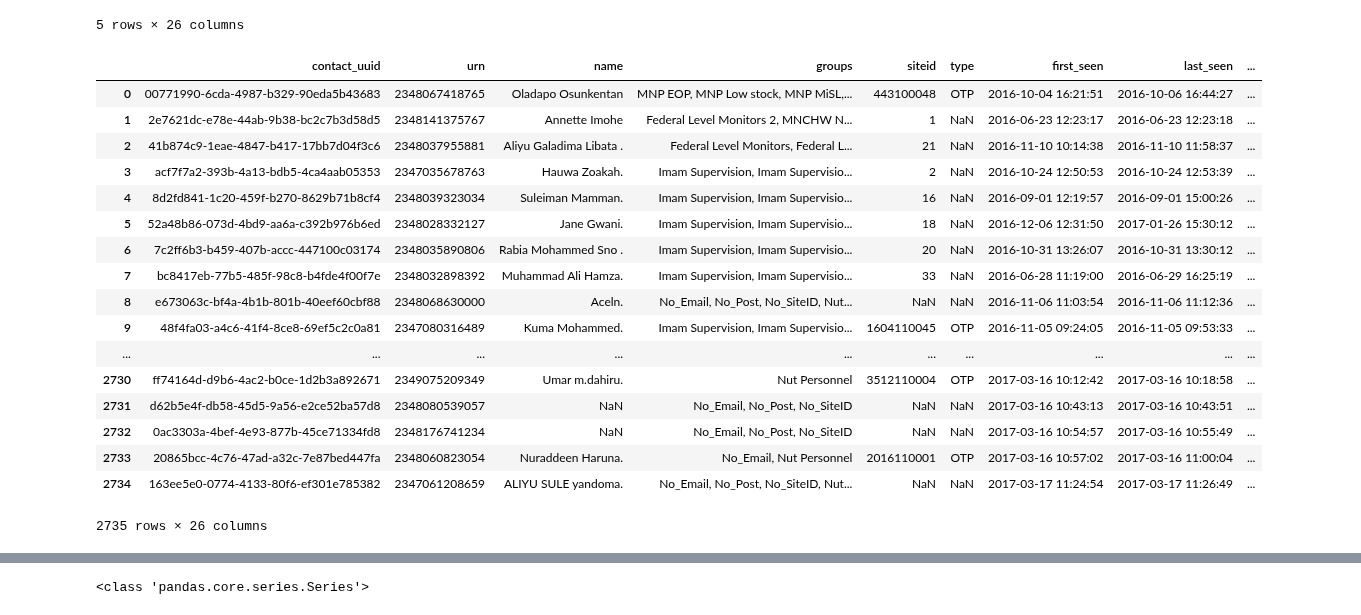
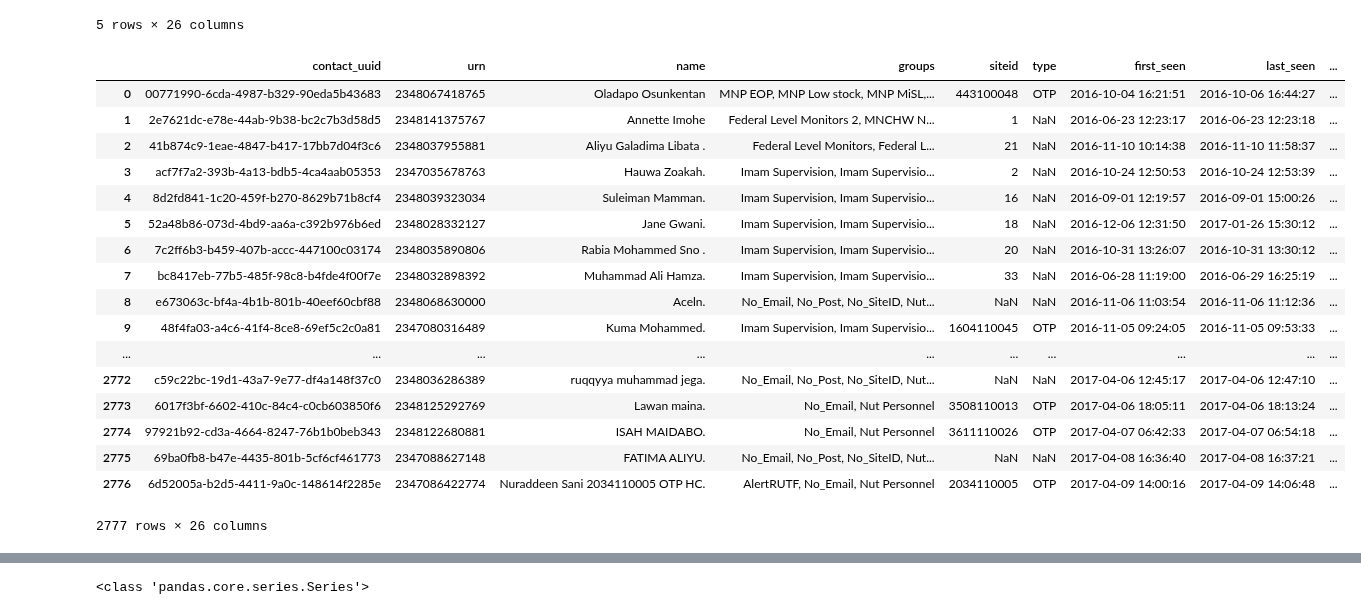
Before and after one commit to RobertJohnston/IMAM, a Jupyter notebook: IMAM Supervision.ipynb, the cells around one changed output, grey strips where cells are left out. Saved outputs shown, nothing was run; the diff lists cells and outputs as text; code cells hidden in the pictures.

```diff
--- a/IMAM Supervision.ipynb
+++ b/IMAM Supervision.ipynb
@@ -33,27 +33,28 @@ df.head()
 | 3 | acf7f7a2-393b-4a13-bdb5-4ca4aab05353 | 2347035678763 | Hauwa Zoakah. | Imam Supervision, Imam Supervisio... | 2 | NaN | 2016-10-24 12:50:53 | 2016-10-24 12:53:39 | ... |
 | 4 | 8d2fd841-1c20-459f-b270-8629b71b8cf4 | 2348039323034 | Suleiman Mamman. | Imam Supervision, Imam Supervisio... | 16 | NaN | 2016-09-01 12:19:57 | 2016-09-01 15:00:26 | ... |
 5 rows × 26 columns
-# %%
-rename_cols(df)
-# %% [output]
-|  | contact_uuid | urn | name | groups | siteid | type | first_seen | last_seen | ... |
-| 0 | 00771990-6cda-4987-b329-90eda5b43683 | 2348067418765 | Oladapo Osunkentan | MNP EOP, MNP Low stock, MNP MiSL,... | 443100048 | OTP | 2016-10-04 16:21:51 | 2016-10-06 16:44:27 | ... |
-| 1 | 2e7621dc-e78e-44ab-9b38-bc2c7b3d58d5 | 2348141375767 | Annette Imohe | Federal Level Monitors 2, MNCHW N... | 1 | NaN | 2016-06-23 12:23:17 | 2016-06-23 12:23:18 | ... |
-| 2 | 41b874c9-1eae-4847-b417-17bb7d04f3c6 | 2348037955881 | Aliyu Galadima Libata . | Federal Level Monitors, Federal L... | 21 | NaN | 2016-11-10 10:14:38 | 2016-11-10 11:58:37 | ... |
-| 3 | acf7f7a2-393b-4a13-bdb5-4ca4aab05353 | 2347035678763 | Hauwa Zoakah. | Imam Supervision, Imam Supervisio... | 2 | NaN | 2016-10-24 12:50:53 | 2016-10-24 12:53:39 | ... |
-| 4 | 8d2fd841-1c20-459f-b270-8629b71b8cf4 | 2348039323034 | Suleiman Mamman. | Imam Supervision, Imam Supervisio... | 16 | NaN | 2016-09-01 12:19:57 | 2016-09-01 15:00:26 | ... |
-| 5 | 52a48b86-073d-4bd9-aa6a-c392b976b6ed | 2348028332127 | Jane Gwani. | Imam Supervision, Imam Supervisio... | 18 | NaN | 2016-12-06 12:31:50 | 2017-01-26 15:30:12 | ... |
-| 6 | 7c2ff6b3-b459-407b-accc-447100c03174 | 2348035890806 | Rabia Mohammed Sno . | Imam Supervision, Imam Supervisio... | 20 | NaN | 2016-10-31 13:26:07 | 2016-10-31 13:30:12 | ... |
-| 7 | bc8417eb-77b5-485f-98c8-b4fde4f00f7e | 2348032898392 | Muhammad Ali Hamza. | Imam Supervision, Imam Supervisio... | 33 | NaN | 2016-06-28 11:19:00 | 2016-06-29 16:25:19 | ... |
-| 8 | e673063c-bf4a-4b1b-801b-40eef60cbf88 | 2348068630000 | Aceln. | No_Email, No_Post, No_SiteID, Nut... | NaN | NaN | 2016-11-06 11:03:54 | 2016-11-06 11:12:36 | ... |
-| 9 | 48f4fa03-a4c6-41f4-8ce8-69ef5c2c0a81 | 2347080316489 | Kuma Mohammed. | Imam Supervision, Imam Supervisio... | 1604110045 | OTP | 2016-11-05 09:24:05 | 2016-11-05 09:53:33 | ... |
-| ... | ... | ... | ... | ... | ... | ... | ... | ... | ... |
-| 2730 | ff74164d-d9b6-4ac2-b0ce-1d2b3a892671 | 2349075209349 | Umar m.dahiru. | Nut Personnel | 3512110004 | OTP | 2017-03-16 10:12:42 | 2017-03-16 10:18:58 | ... |
-| 2731 | d62b5e4f-db58-45d5-9a56-e2ce52ba57d8 | 2348080539057 | NaN | No_Email, No_Post, No_SiteID | NaN | NaN | 2017-03-16 10:43:13 | 2017-03-16 10:43:51 | ... |
-| 2732 | 0ac3303a-4bef-4e93-877b-45ce71334fd8 | 2348176741234 | NaN | No_Email, No_Post, No_SiteID | NaN | NaN | 2017-03-16 10:54:57 | 2017-03-16 10:55:49 | ... |
-| 2733 | 20865bcc-4c76-47ad-a32c-7e87bed447fa | 2348060823054 | Nuraddeen Haruna. | No_Email, Nut Personnel | 2016110001 | OTP | 2017-03-16 10:57:02 | 2017-03-16 11:00:04 | ... |
-| 2734 | 163ee5e0-0774-4133-80f6-ef301e785382 | 2347061208659 | ALIYU SULE yandoma. | No_Email, No_Post, No_SiteID, Nut... | NaN | NaN | 2017-03-17 11:24:54 | 2017-03-17 11:26:49 | ... |
-2735 rows × 26 columns
+# %%
+* run rename columns function
+rename_cols(df)
+# %% [output]
+|  | contact_uuid | urn | name | groups | siteid | type | first_seen | last_seen | ... |
+| 0 | 00771990-6cda-4987-b329-90eda5b43683 | 2348067418765 | Oladapo Osunkentan | MNP EOP, MNP Low stock, MNP MiSL,... | 443100048 | OTP | 2016-10-04 16:21:51 | 2016-10-06 16:44:27 | ... |
+| 1 | 2e7621dc-e78e-44ab-9b38-bc2c7b3d58d5 | 2348141375767 | Annette Imohe | Federal Level Monitors 2, MNCHW N... | 1 | NaN | 2016-06-23 12:23:17 | 2016-06-23 12:23:18 | ... |
+| 2 | 41b874c9-1eae-4847-b417-17bb7d04f3c6 | 2348037955881 | Aliyu Galadima Libata . | Federal Level Monitors, Federal L... | 21 | NaN | 2016-11-10 10:14:38 | 2016-11-10 11:58:37 | ... |
+| 3 | acf7f7a2-393b-4a13-bdb5-4ca4aab05353 | 2347035678763 | Hauwa Zoakah. | Imam Supervision, Imam Supervisio... | 2 | NaN | 2016-10-24 12:50:53 | 2016-10-24 12:53:39 | ... |
+| 4 | 8d2fd841-1c20-459f-b270-8629b71b8cf4 | 2348039323034 | Suleiman Mamman. | Imam Supervision, Imam Supervisio... | 16 | NaN | 2016-09-01 12:19:57 | 2016-09-01 15:00:26 | ... |
+| 5 | 52a48b86-073d-4bd9-aa6a-c392b976b6ed | 2348028332127 | Jane Gwani. | Imam Supervision, Imam Supervisio... | 18 | NaN | 2016-12-06 12:31:50 | 2017-01-26 15:30:12 | ... |
+| 6 | 7c2ff6b3-b459-407b-accc-447100c03174 | 2348035890806 | Rabia Mohammed Sno . | Imam Supervision, Imam Supervisio... | 20 | NaN | 2016-10-31 13:26:07 | 2016-10-31 13:30:12 | ... |
+| 7 | bc8417eb-77b5-485f-98c8-b4fde4f00f7e | 2348032898392 | Muhammad Ali Hamza. | Imam Supervision, Imam Supervisio... | 33 | NaN | 2016-06-28 11:19:00 | 2016-06-29 16:25:19 | ... |
+| 8 | e673063c-bf4a-4b1b-801b-40eef60cbf88 | 2348068630000 | Aceln. | No_Email, No_Post, No_SiteID, Nut... | NaN | NaN | 2016-11-06 11:03:54 | 2016-11-06 11:12:36 | ... |
+| 9 | 48f4fa03-a4c6-41f4-8ce8-69ef5c2c0a81 | 2347080316489 | Kuma Mohammed. | Imam Supervision, Imam Supervisio... | 1604110045 | OTP | 2016-11-05 09:24:05 | 2016-11-05 09:53:33 | ... |
+| ... | ... | ... | ... | ... | ... | ... | ... | ... | ... |
+| 2772 | c59c22bc-19d1-43a7-9e77-df4a148f37c0 | 2348036286389 | ruqqyya muhammad jega. | No_Email, No_Post, No_SiteID, Nut... | NaN | NaN | 2017-04-06 12:45:17 | 2017-04-06 12:47:10 | ... |
+| 2773 | 6017f3bf-6602-410c-84c4-c0cb603850f6 | 2348125292769 | Lawan maina. | No_Email, Nut Personnel | 3508110013 | OTP | 2017-04-06 18:05:11 | 2017-04-06 18:13:24 | ... |
+| 2774 | 97921b92-cd3a-4664-8247-76b1b0beb343 | 2348122680881 | ISAH MAIDABO. | No_Email, Nut Personnel | 3611110026 | OTP | 2017-04-07 06:42:33 | 2017-04-07 06:54:18 | ... |
+| 2775 | 69ba0fb8-b47e-4435-801b-5cf6cf461773 | 2347088627148 | FATIMA ALIYU. | No_Email, No_Post, No_SiteID, Nut... | NaN | NaN | 2017-04-08 16:36:40 | 2017-04-08 16:37:21 | ... |
+| 2776 | 6d52005a-b2d5-4411-9a0c-148614f2285e | 2347086422774 | Nuraddeen Sani 2034110005 OTP HC. | AlertRUTF, No_Email, Nut Personnel | 2034110005 | OTP | 2017-04-09 14:00:16 | 2017-04-09 14:06:48 | ... |
+2777 rows × 26 columns
 # %%
 # rename SiteID to siteid
 # df=df.rename(columns = {'SiteID':'siteid'})
```
Also changed, not shown: parts of 21 cells of this notebook, 11 other files.
